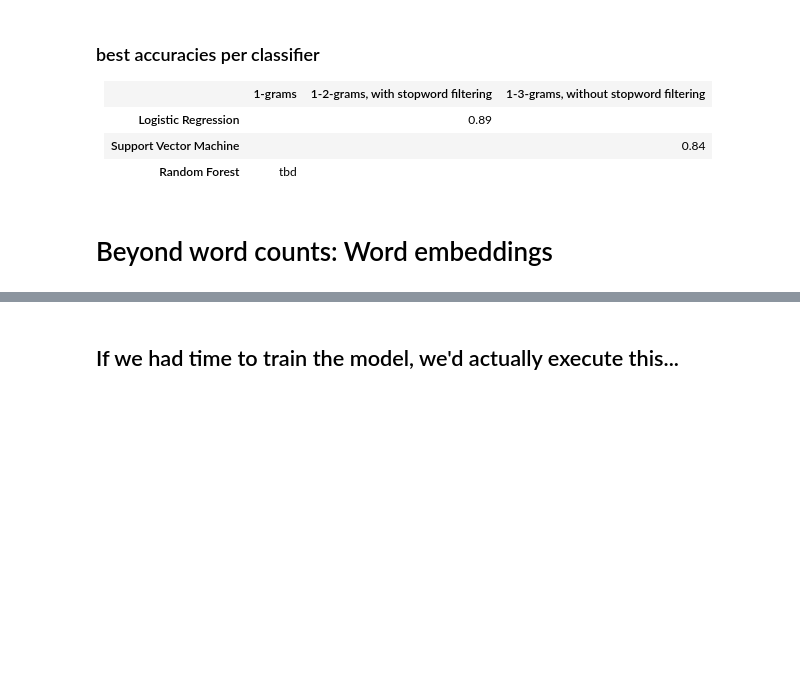
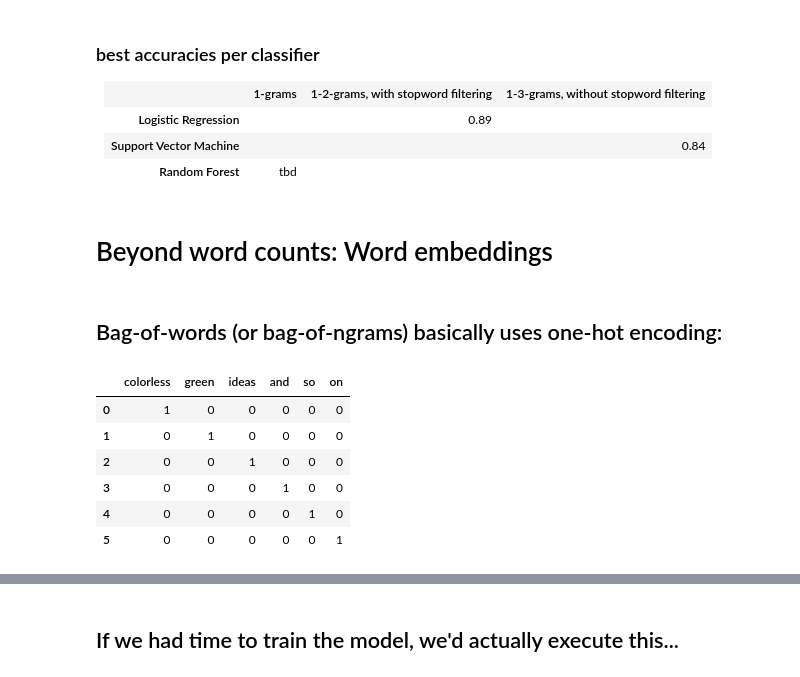
Before and after one commit to skeydan/sentiment_imdb, a Jupyter notebook: SentimentAnalysisIMDB.ipynb, the cells around one changed output, grey strips where cells are left out. Saved outputs shown, nothing was run; the diff lists cells and outputs as text; code cells hidden in the pictures; blank space fills up the shorter version.

Commit message:
add word2vec descr

```diff
--- a/SentimentAnalysisIMDB.ipynb
+++ b/SentimentAnalysisIMDB.ipynb
@@ -335,3 +335,18 @@ word_importances_bigrams[-11:-1]
 </table>
 # %% [markdown]
 # Beyond word counts: Word embeddings
+# %% [markdown]
+## Bag-of-words (or bag-of-ngrams) basically uses one-hot encoding:
+# %%
+words = pd.DataFrame({'colorless': [1,0,0,0,0,0], 'green': [0,1,0,0,0,0], 'ideas': [0,0,1,0,0,0],
+                      'and': [0,0,0,1,0,0], 'so': [0,0,0,0,1,0],
+                      'on': [0,0,0,0,0,1]}).reindex(columns=['colorless','green','ideas','and','so','on'])
+words
+# %% [output]
+|  | colorless | green | ideas | and | so | on |
+| 0 | 1 | 0 | 0 | 0 | 0 | 0 |
+| 1 | 0 | 1 | 0 | 0 | 0 | 0 |
+| 2 | 0 | 0 | 1 | 0 | 0 | 0 |
+| 3 | 0 | 0 | 0 | 1 | 0 | 0 |
+| 4 | 0 | 0 | 0 | 0 | 1 | 0 |
+| 5 | 0 | 0 | 0 | 0 | 0 | 1 |
```
Also changed, not shown: parts of 10 cells of this notebook.
